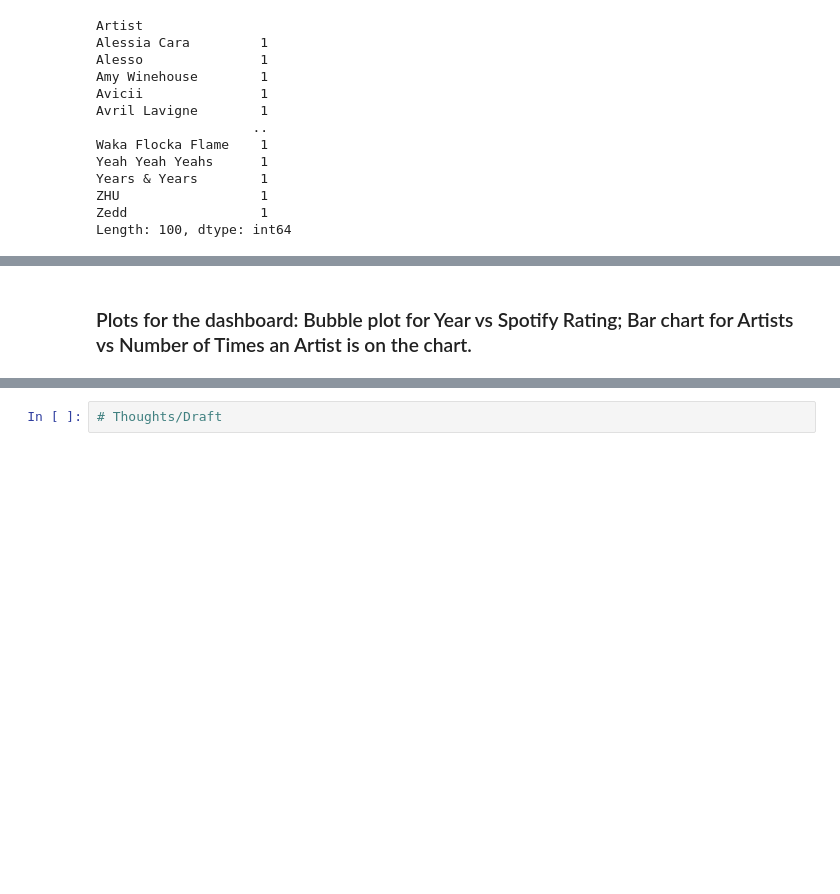
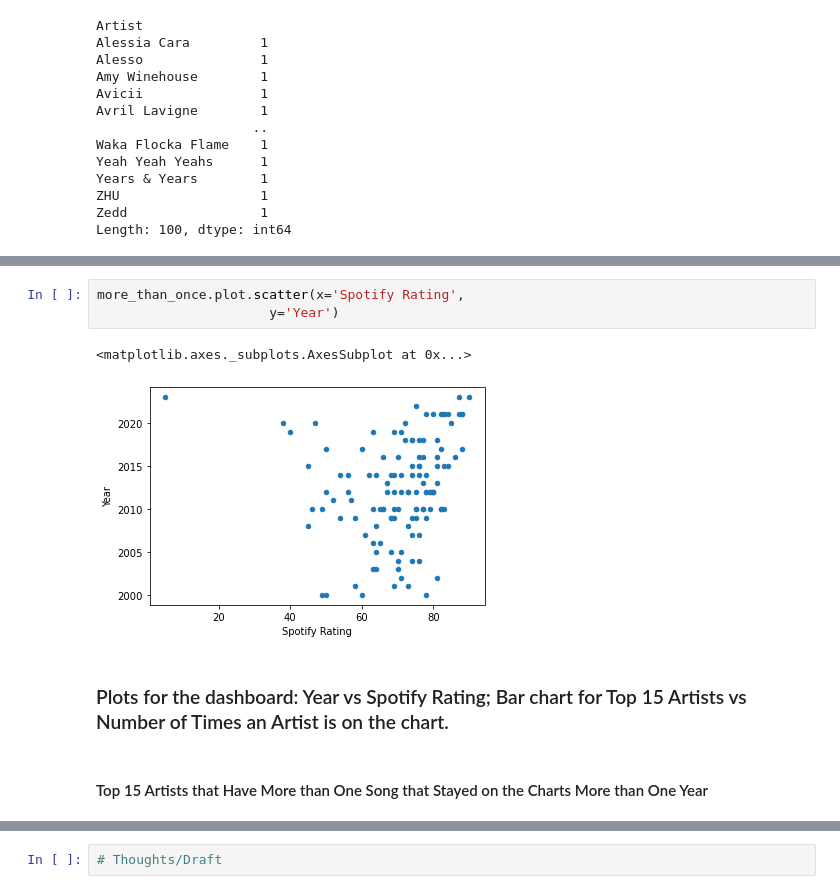
Before and after one commit to TinTesla/Project-3, a Jupyter notebook: Project-3-music-analysis.ipynb, the cells around one changed output, grey strips where cells are left out. Saved outputs shown, nothing was run; the diff lists cells and outputs as text; blank space fills up the shorter version.

```diff
--- a/Project-3-music-analysis.ipynb
+++ b/Project-3-music-analysis.ipynb
@@ -90,5 +91,13 @@ Sam Feldt        1
 Sammie           1
 Alessia Cara     1
 Length: 100, dtype: int64
+# %%
+more_than_once.plot.scatter(x='Spotify Rating',
+                      y='Year')
+# %% [output]
+<matplotlib.axes._subplots.AxesSubplot at 0x...>
+[figure, added]
 # %% [markdown]
-### Plots for the dashboard: Bubble plot for Year vs Spotify Rating; Bar chart for Artists vs Number of Times an Artist is on the chart.
+### Plots for the dashboard: Year vs Spotify Rating; Bar chart for Top 15 Artists vs Number of Times an Artist is on the chart.
+# %% [markdown]
+#### Top 15 Artists that Have More than One Song that Stayed on the Charts More than One Year
```
Also changed, not shown: parts of 7 cells of this notebook.
